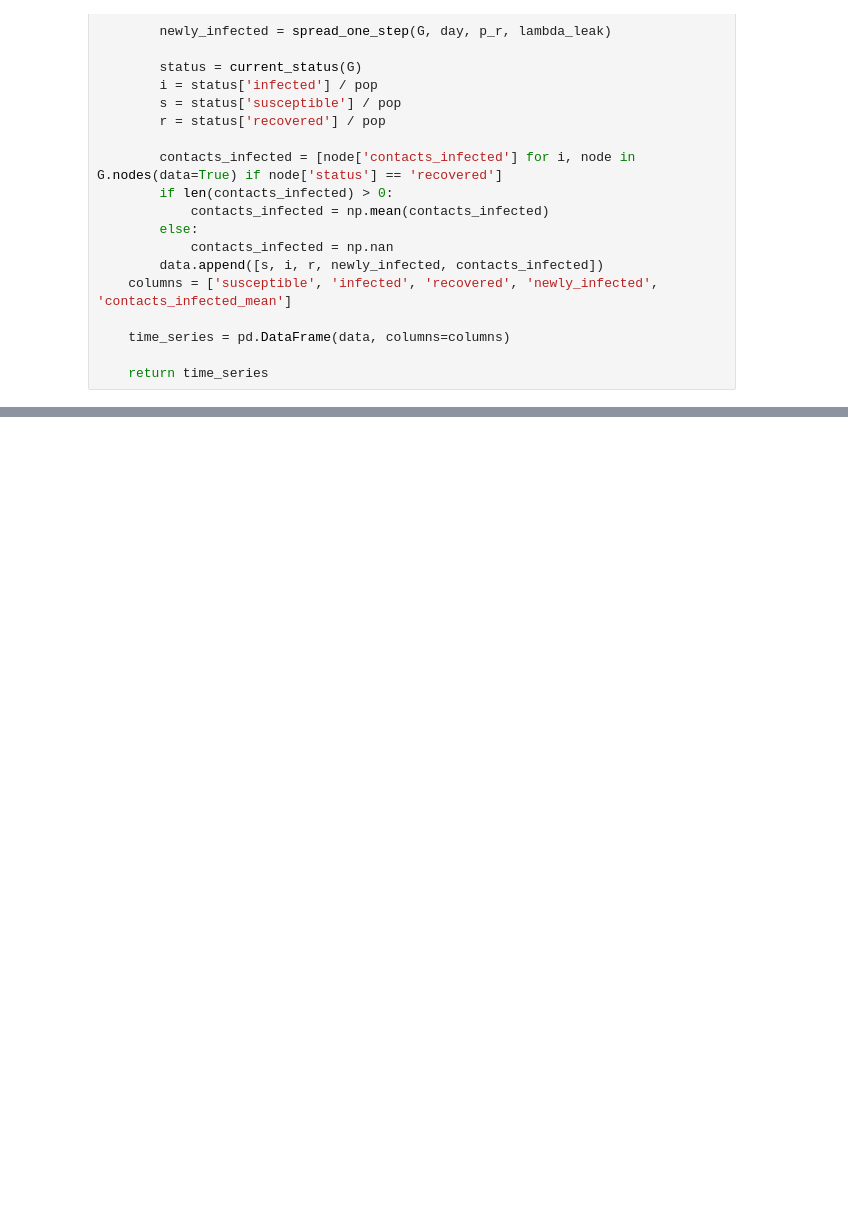
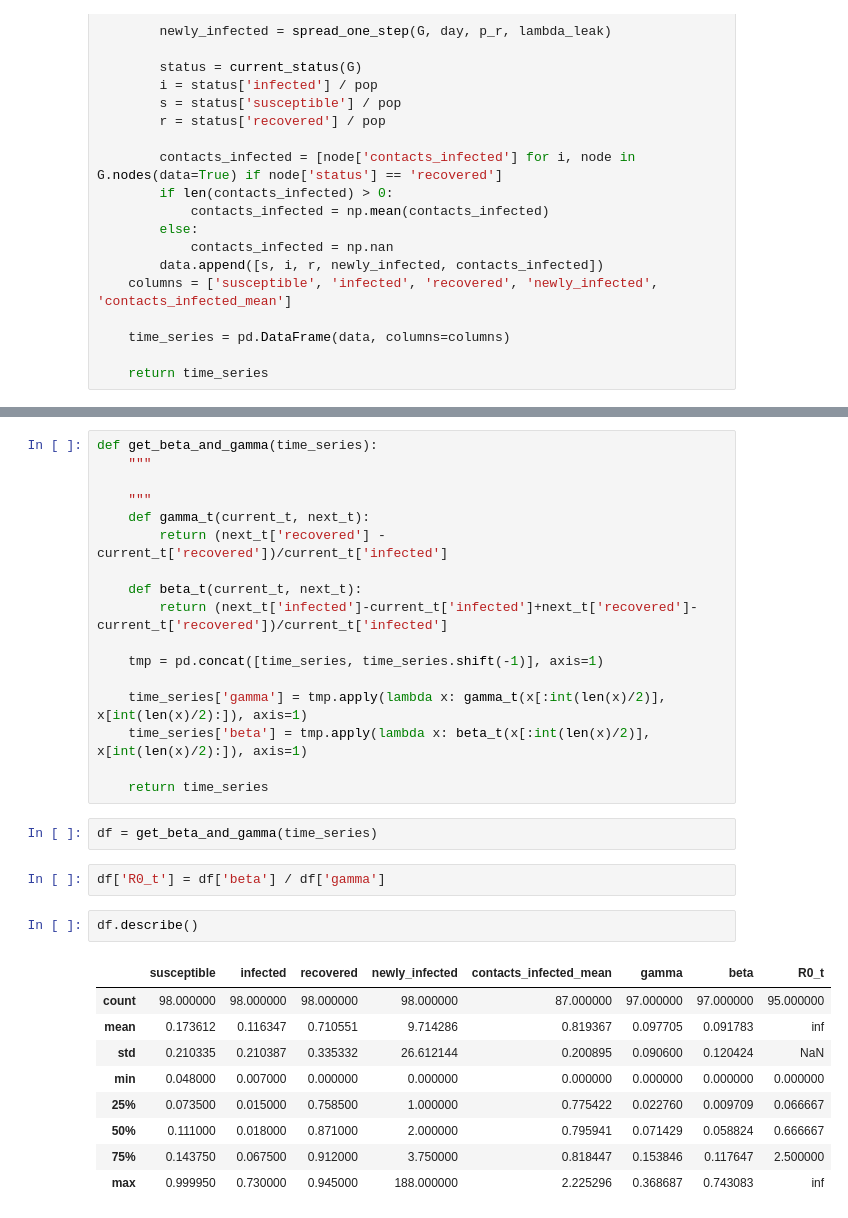
Before and after one commit to yambanis/CovidMDP, a Jupyter notebook: notebooks/spread_modeling/Automated Planning Modeling.ipynb, the cells around one changed output, grey strips where cells are left out. Drawn from its saved outputs; the diff is of its cells as text; blank space fills up the shorter version.

Commit message:
Formulas for gamma and beta

```diff
--- a/notebooks/spread_modeling/Automated Planning Modeling.ipynb
+++ b/notebooks/spread_modeling/Automated Planning Modeling.ipynb
@@ -162,0 +163,33 @@ plt.show()
+# %%
+def get_beta_and_gamma(time_series):
+    """
+
+    """
+    def gamma_t(current_t, next_t):
+        return (next_t['recovered'] - current_t['recovered'])/current_t['infected']
+
+    def beta_t(current_t, next_t):
+        return (next_t['infected']-current_t['infected']+next_t['recovered']-current_t['recovered'])/current_t['infected']
+
+    tmp = pd.concat([time_series, time_series.shift(-1)], axis=1)
+
+    time_series['gamma'] = tmp.apply(lambda x: gamma_t(x[:int(len(x)/2)], x[int(len(x)/2):]), axis=1)
+    time_series['beta'] = tmp.apply(lambda x: beta_t(x[:int(len(x)/2)], x[int(len(x)/2):]), axis=1)
+
+    return time_series
+# %%
+df = get_beta_and_gamma(time_series)
+# %%
+df['R0_t'] = df['beta'] / df['gamma']
+# %%
+df.describe()
+# %% [output]
+|  | susceptible | infected | recovered | newly_infected | contacts_infected_mean | gamma | beta | R0_t |
+| count | 98.000000 | 98.000000 | 98.000000 | 98.000000 | 87.000000 | 97.000000 | 97.000000 | 95.000000 |
+| mean | 0.173612 | 0.116347 | 0.710551 | 9.714286 | 0.819367 | 0.097705 | 0.091783 | inf |
+| std | 0.210335 | 0.210387 | 0.335332 | 26.612144 | 0.200895 | 0.090600 | 0.120424 | NaN |
+| min | 0.048000 | 0.007000 | 0.000000 | 0.000000 | 0.000000 | 0.000000 | 0.000000 | 0.000000 |
+| 25% | 0.073500 | 0.015000 | 0.758500 | 1.000000 | 0.775422 | 0.022760 | 0.009709 | 0.066667 |
+| 50% | 0.111000 | 0.018000 | 0.871000 | 2.000000 | 0.795941 | 0.071429 | 0.058824 | 0.666667 |
+| 75% | 0.143750 | 0.067500 | 0.912000 | 3.750000 | 0.818447 | 0.153846 | 0.117647 | 2.500000 |
+| max | 0.999950 | 0.730000 | 0.945000 | 188.000000 | 2.225296 | 0.368687 | 0.743083 | inf |
```
Also changed, not shown: parts of 2 cells of this notebook, 2 other files.
